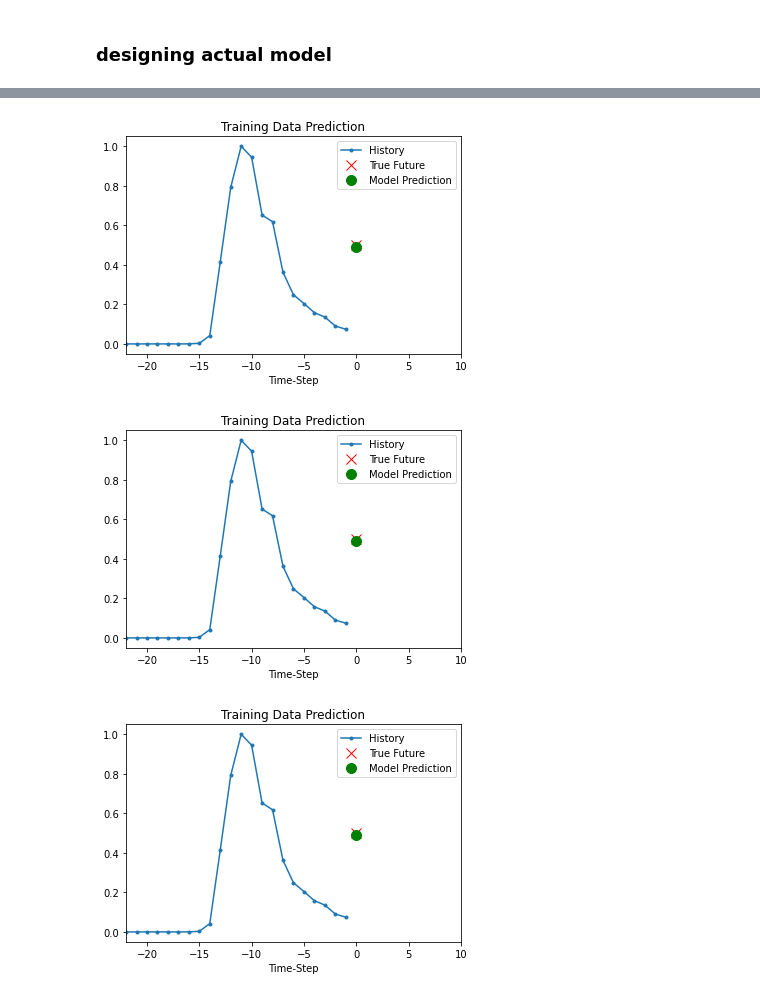
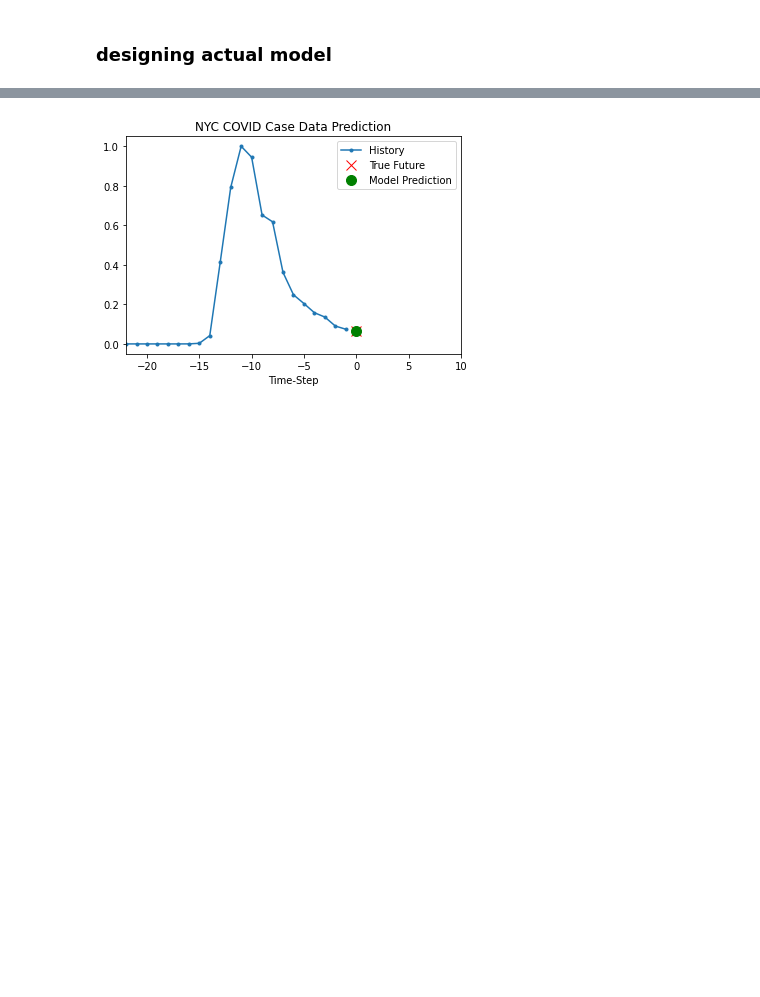
Before and after one commit to tamjazad/ml-covid19, a Jupyter notebook: flu-trained-models/ny_flu_temp_nextWed.ipynb, the cells around one changed output, grey strips where cells are left out. Drawn from its saved outputs; the diff is of its cells as text; code cells hidden in the pictures; blank space fills up the shorter version.

```diff
--- a/flu-trained-models/ny_flu_temp_nextWed.ipynb
+++ b/flu-trained-models/ny_flu_temp_nextWed.ipynb
@@ -252,8 +252,8 @@ dtype: float64
 flu_temp_data = np.full(len(all_cases_norm_series), 0.5)
 # %%
 training_data_df = pd.DataFrame({
-    "Flu Cases" : all_cases_norm_series,
-    "Temperature" : flu_temp_data
+    "Temperature" : flu_temp_data,
+    "Flu Cases" : all_cases_norm_series
 })
 training_data_df
 # %% [output]
@@ -274,8 +274,8 @@ training_data_df
 covid_temp_data = np.full(len(ny_wnew_cases_norm), 0.5)
 # %%
 testing_data_df = pd.DataFrame({
-    "COVID Cases" : ny_wnew_cases_norm,
-    "Temperature" : covid_temp_data
+    "Temperature" : covid_temp_data,
+    "COVID Cases" : ny_wnew_cases_norm
 })
 testing_data_df
 # %% [output]
@@ -408,9 +408,9 @@ def show_plot(plot_data, delta, title):
   plt.xlabel('Time-Step')
   return plt
 # %%
-for x, y in train_data_single.take(3):
+for x, y in train_data_single.take(10):
   #print(lstm_prediction_model.predict(x))
-  plot = show_plot([x[0][:, 0].numpy(), y[0].numpy(),
+  plot = show_plot([x[0][:, 1].numpy(), y[0].numpy(),
                     lstm_prediction_model.predict(x)[0]], 0,
                    'Training Data Prediction')
   plot.show()
@@ -421,10 +428,8 @@ for x, y in train_data_single.take(3):
 # %%
-for x, y in test_data_single.take(3):
-  plot = show_plot([x[0][:, 0].numpy(), y[0].numpy(),
+for x, y in test_data_single.take(1):
+  plot = show_plot([x[0][:, 1].numpy(), y[0].numpy(),
                     lstm_prediction_model.predict(x)[0]], 0,
-                   'Training Data Prediction')
+                   'NYC COVID Case Data Prediction')
   plot.show()
 # %% [output]
-[figure, old version]
+[figure, new version]
-[figure, removed]
-[figure, removed]
```
Also changed, not shown: parts of 4 cells of this notebook.
